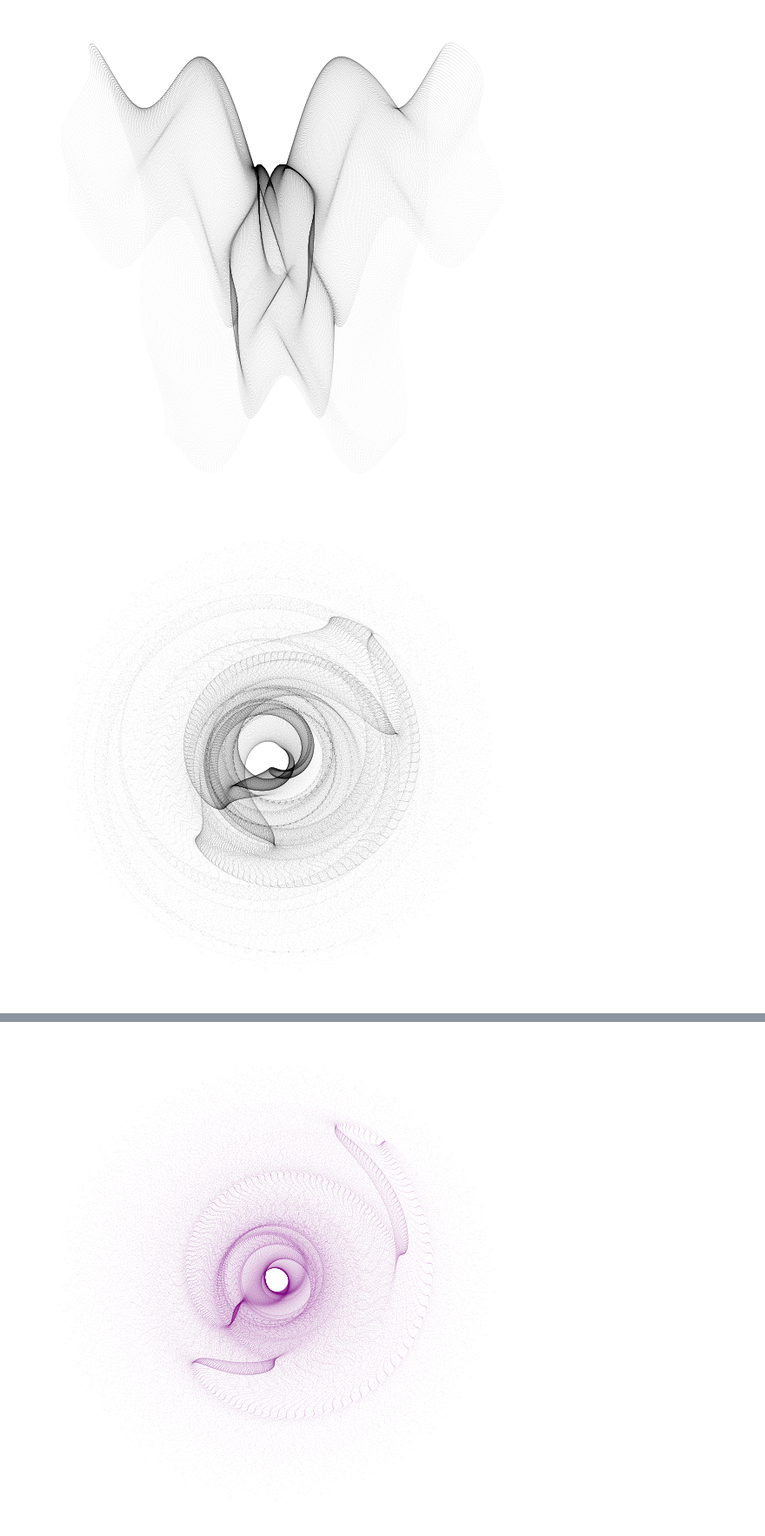
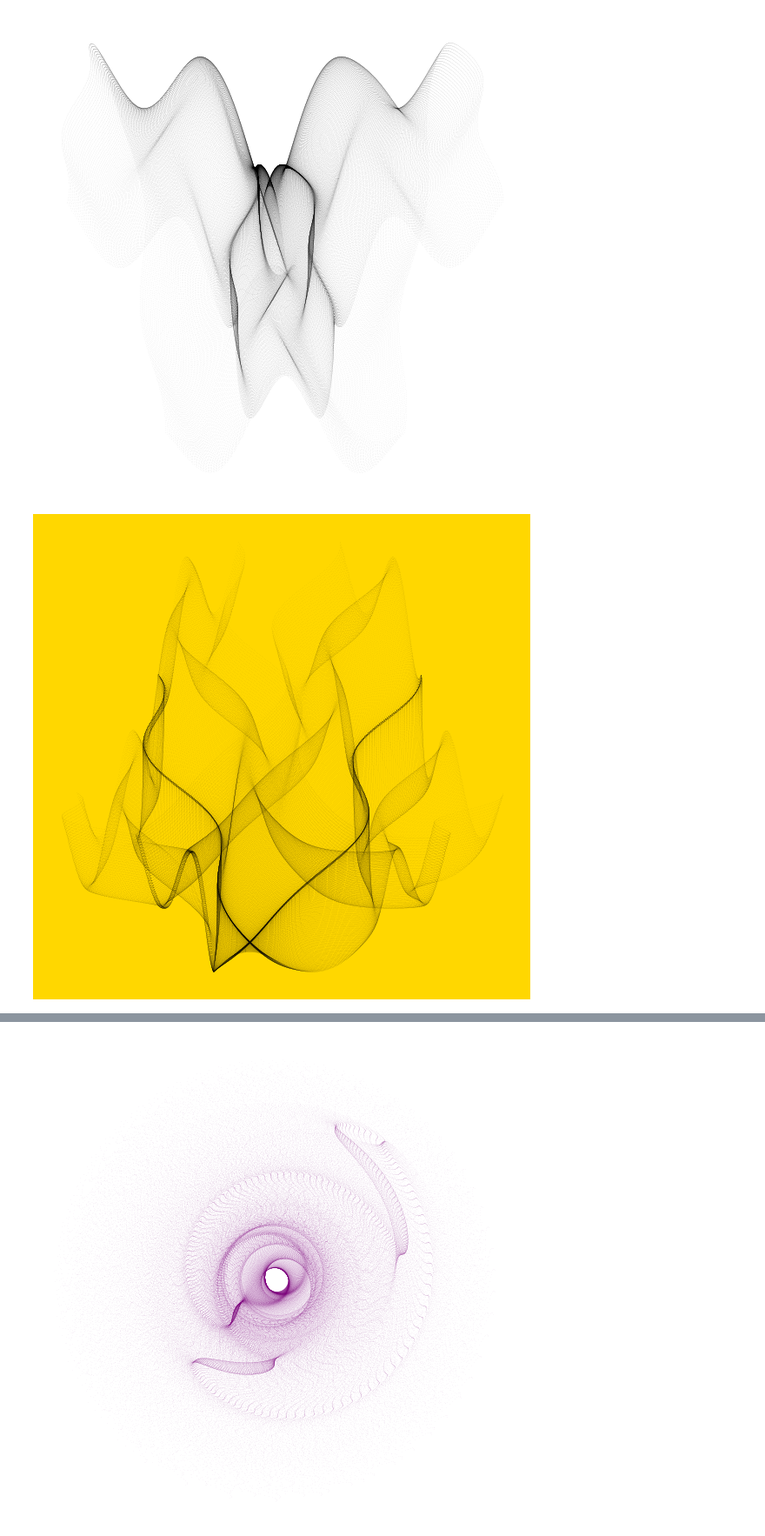
Before and after one commit to archvalmiki/syntheticanft, a Jupyter notebook: synthetica.ipynb, the cells around one changed output, grey strips where cells are left out. Shown: that part at 87% size. Cells and saved outputs as stored; diff of their text form; code cells hidden in the pictures.

Commit message:
Added colors and message to notebook

```diff
--- a/synthetica.ipynb
+++ b/synthetica.ipynb
@@ -33,13 +37,13 @@ plt.show()
 # %%
 # Projection
 from samila import Projection
 g = GenerativeImage(f1, f2)
 g.generate()
-g.plot(projection=Projection.POLAR)
+g.plot(color="black", bgcolor="gold", projection=Projection.DEFAULT)
 g.seed
 plt.show()
 # %% [output]
-[figure, old version]
+[figure, new version]
 # %%
 # Range
 g = GenerativeImage(f1, f2)
```
Also changed, not shown: parts of 3 cells of this notebook.
